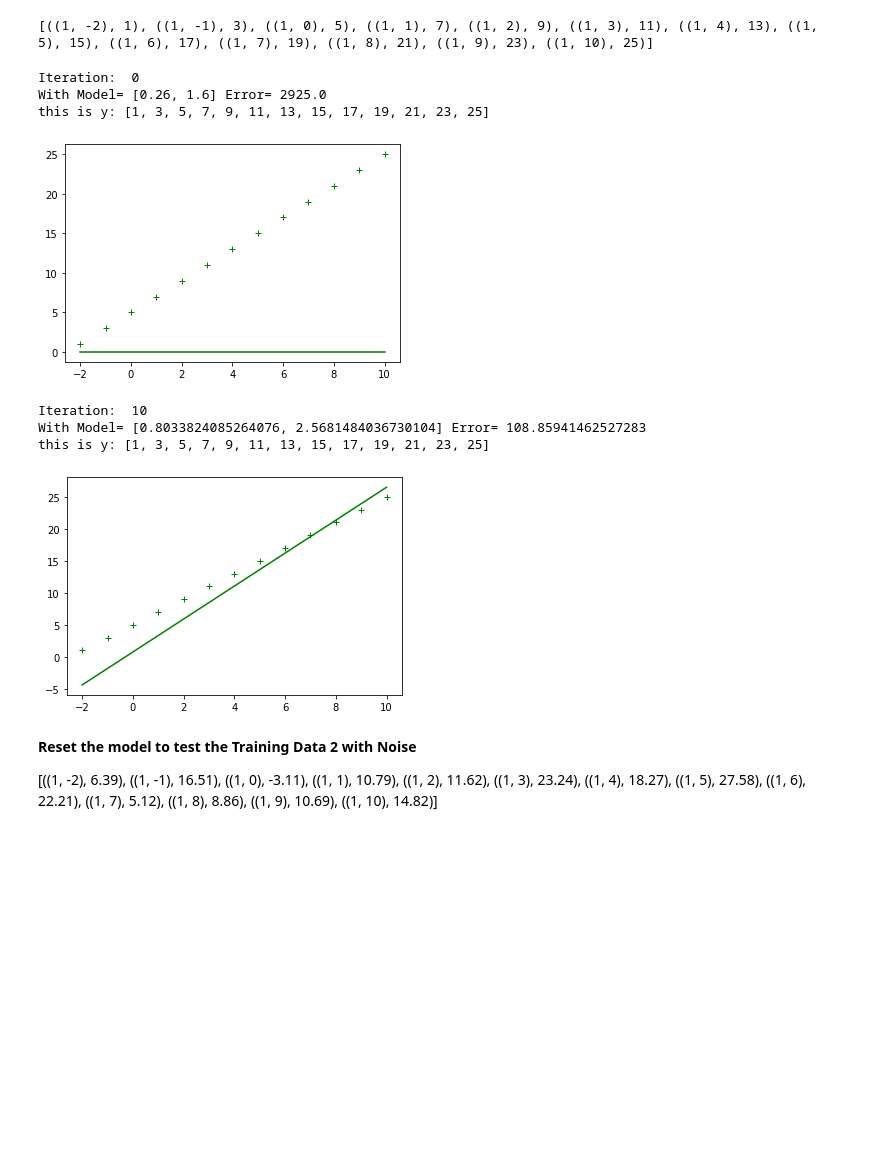
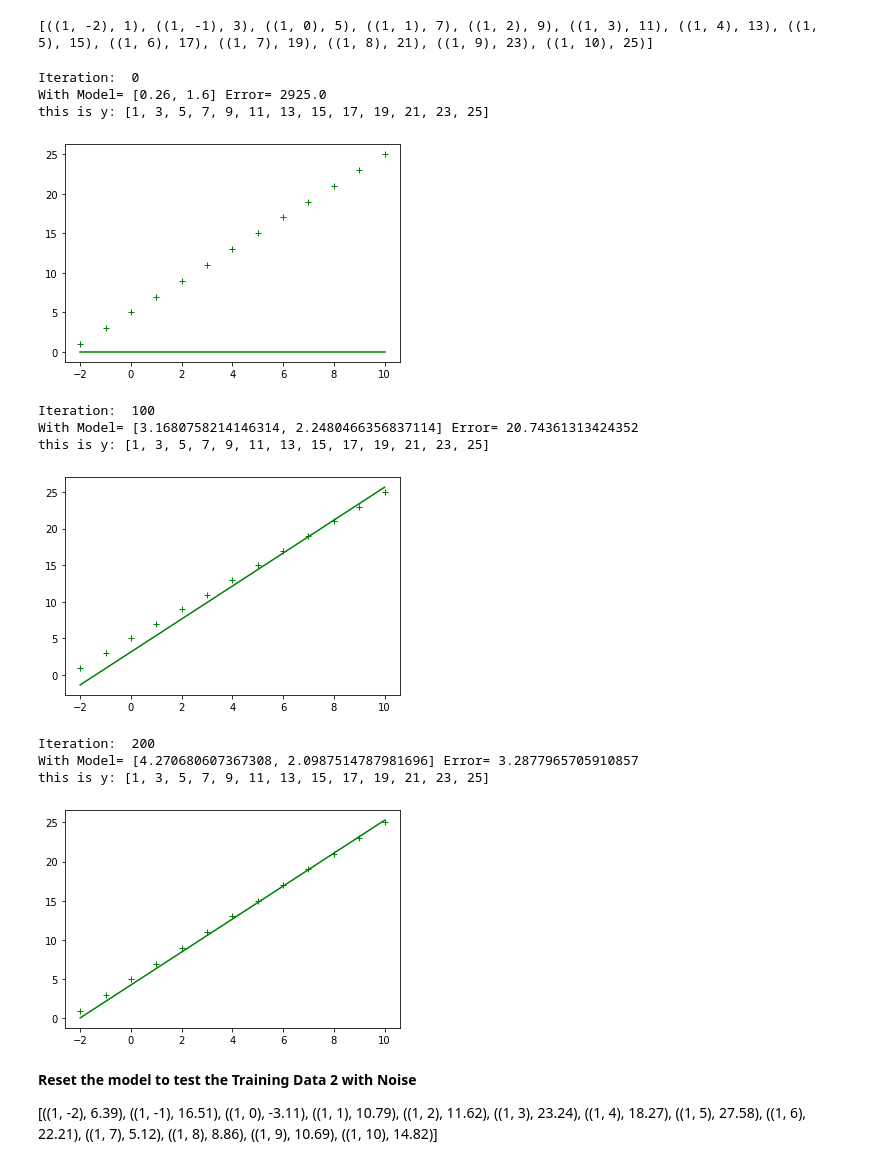
Before and after one commit to ci5co150/CSCI191T, a Jupyter notebook: LinearAndLogisticNotes.ipynb, the cells around one changed output. Drawn from its saved outputs; the diff is of its cells as text; code cells hidden in the pictures; blank space fills up the shorter version.

```diff
--- a/LinearAndLogisticNotes.ipynb
+++ b/LinearAndLogisticNotes.ipynb
@@ -59,38 +59,42 @@ Errors = []
 # Evaluate Model
 def linearRegression(d, model, a, j, Y):
   for i in range(j):
     yPredicted = [F(model, x) for x in X]
     Error = sum([(r-y)**2.0 for r,y in zip(Y, yPredicted)])
     Errors.append([model, Error])
     #print("Iterations=",i+1,":=",Errors[i])
     deltaX0 = 1/len(Y)*sum( [(-2*((r-y))*x[0]) for r,y,x in zip(Y, yPredicted, X)] )
     deltaX1 = 1/len(Y)*sum( [(-2*((r-y))*x[1]) for r,y,x in zip(Y, yPredicted, X)] )
     model = [model[0]-alpha*deltaX0, model[1]-alpha*deltaX1]
     """
     print(model)
 
     print(deltaX0)
     print(deltaX1)
     dataX1 = [x[1] for x, y in data]
     """
-    if(i%10 == 0):
+    if(i%100 == 0 or i%j == 0):
       print("Iteration: ", i)
       print("With Model=", model, "Error=", Error)
       plt.plot(dataX1, yPredicted, "g")
       plt.plot(dataX1, Y, "g+")
       print("this is y:",Y)
       plt.show()
 
-linearRegression(data, model, alpha, 20, Y)
+linearRegression(data, model, alpha, 300 , Y)
 # %% [output]
 Iteration:  0
 With Model= [0.26, 1.6] Error= 2925.0
 this is y: [1, 3, 5, 7, 9, 11, 13, 15, 17, 19, 21, 23, 25]
 [figure]
-Iteration:  10
-With Model= [0.8033824085264076, 2.5681484036730104] Error= 108.85941462527283
+Iteration:  100
+With Model= [3.1680758214146314, 2.2480466356837114] Error= 20.74361313424352
 this is y: [1, 3, 5, 7, 9, 11, 13, 15, 17, 19, 21, 23, 25]
-[figure, old version]
+[figure, new version]
+Iteration:  200
+With Model= [4.270680607367308, 2.0987514787981696] Error= 3.2877965705910857
+this is y: [1, 3, 5, 7, 9, 11, 13, 15, 17, 19, 21, 23, 25]
+[figure, added]
 # %% [markdown]
 **Reset the model to test the Training Data 2 with Noise**
 
```
Also changed, not shown: parts of 1 cell of this notebook.
